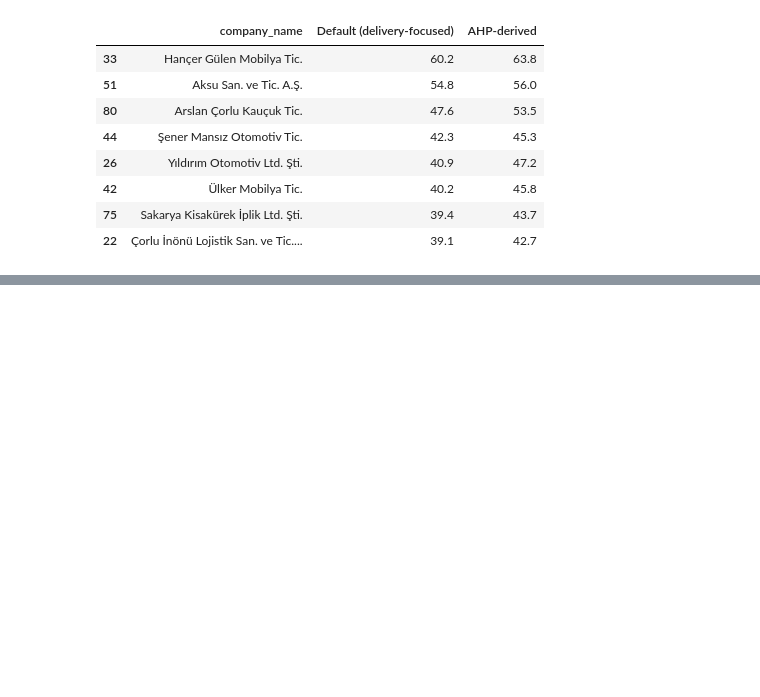
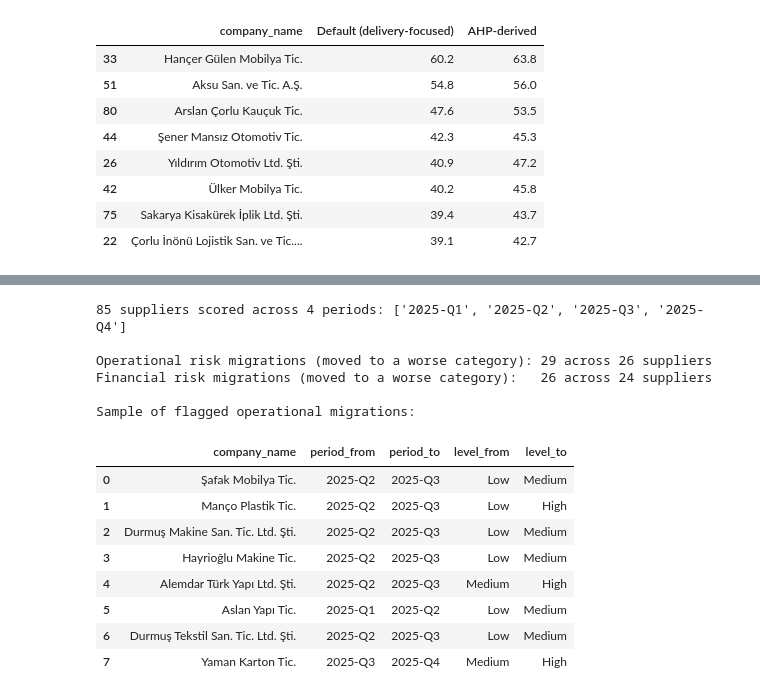
Before and after one commit to AykutKocer/supplier-risk-scoring, a Jupyter notebook: notebooks/supplier_risk_analysis.ipynb, the cells around one changed output, grey strips where cells are left out. Drawn from its saved outputs; the diff is of its cells as text; code cells hidden in the pictures; blank space fills up the shorter version.

```diff
--- a/notebooks/supplier_risk_analysis.ipynb
+++ b/notebooks/supplier_risk_analysis.ipynb
@@ -436,0 +444,33 @@ Rank correlation (Spearman) between asserted-weight and AHP-weight rankings: 0.9
+# %%
+from risk_trend import detect_risk_migrations
+
+trend_df = pd.read_csv("../reports/supplier_risk_trend.csv", encoding="utf-8-sig")
+periods = sorted(trend_df["period"].unique())
+print(f"{trend_df['supplier_id'].nunique()} suppliers scored across {len(periods)} periods: {periods}")
+print()
+
+operational_migrations = detect_risk_migrations(trend_df, "risk_level")
+financial_migrations = detect_risk_migrations(trend_df, "financial_risk_level")
+print(f"Operational risk migrations (moved to a worse category): {len(operational_migrations)} "
+      f"across {operational_migrations['supplier_id'].nunique()} suppliers")
+print(f"Financial risk migrations (moved to a worse category):   {len(financial_migrations)} "
+      f"across {financial_migrations['supplier_id'].nunique()} suppliers")
+print()
+print("Sample of flagged operational migrations:")
+operational_migrations[["company_name", "period_from", "period_to", "level_from", "level_to"]].head(8)
+# %% [output]
+85 suppliers scored across 4 periods: ['2025-Q1', '2025-Q2', '2025-Q3', '2025-Q4']
+
+Operational risk migrations (moved to a worse category): 29 across 26 suppliers
+Financial risk migrations (moved to a worse category):   26 across 24 suppliers
+
+Sample of flagged operational migrations:
+|  | company_name | period_from | period_to | level_from | level_to |
+| 0 | Şafak Mobilya Tic. | 2025-Q2 | 2025-Q3 | Low | Medium |
+| 1 | Manço Plastik Tic. | 2025-Q2 | 2025-Q3 | Low | High |
+| 2 | Durmuş Makine San. Tic. Ltd. Şti. | 2025-Q2 | 2025-Q3 | Low | Medium |
+| 3 | Hayrioğlu Makine Tic. | 2025-Q2 | 2025-Q3 | Low | Medium |
+| 4 | Alemdar Türk Yapı Ltd. Şti. | 2025-Q2 | 2025-Q3 | Medium | High |
+| 5 | Aslan Yapı Tic. | 2025-Q1 | 2025-Q2 | Low | Medium |
+| 6 | Durmuş Tekstil San. Tic. Ltd. Şti. | 2025-Q2 | 2025-Q3 | Low | Medium |
+| 7 | Yaman Karton Tic. | 2025-Q3 | 2025-Q4 | Medium | High |
```
Also changed, not shown: parts of 4 cells of this notebook, 9 other files.
